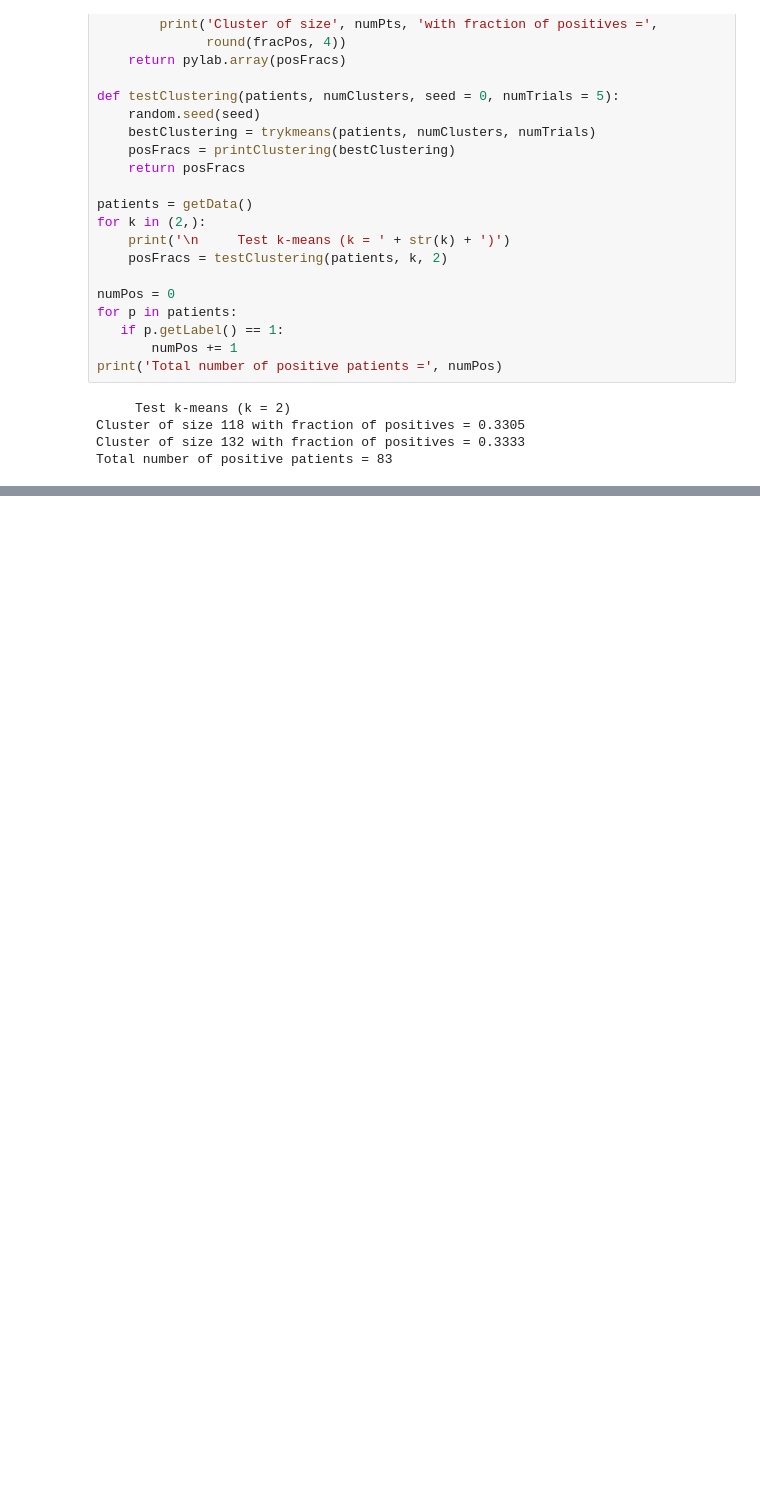
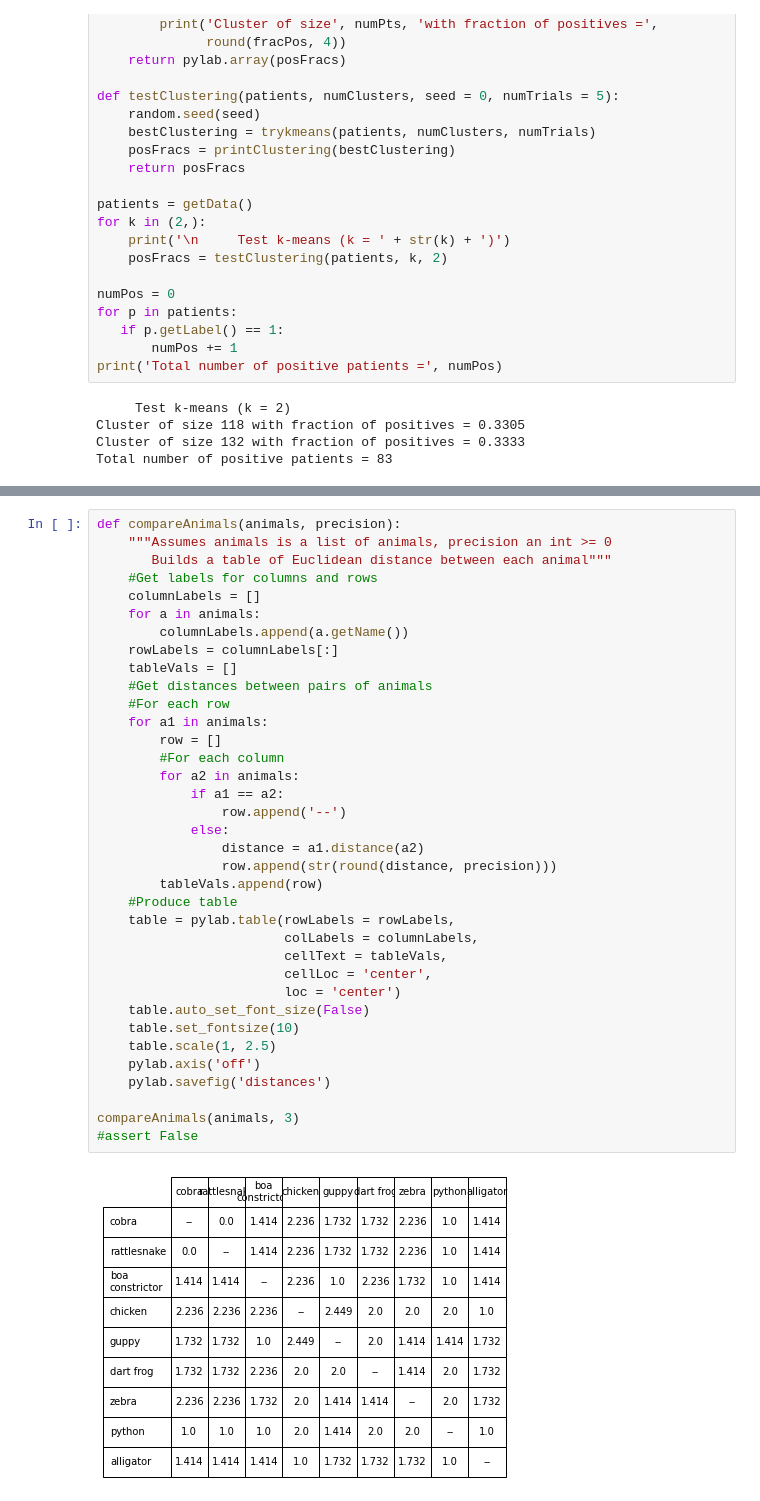
Before and after one commit to Meta-Sean/6.0001, a Jupyter notebook: 6_0002.ipynb, the cells around one changed output, grey strips where cells are left out. Cells and saved outputs as stored; diff of their text form; blank space fills up the shorter version.

```diff
--- a/6_0002.ipynb
+++ b/6_0002.ipynb
@@ -1845,0 +1953,38 @@ Total number of positive patients = 83
+# %%
+def compareAnimals(animals, precision):
+    """Assumes animals is a list of animals, precision an int >= 0
+       Builds a table of Euclidean distance between each animal"""
+    #Get labels for columns and rows
+    columnLabels = []
+    for a in animals:
+        columnLabels.append(a.getName())
+    rowLabels = columnLabels[:]
+    tableVals = []
+    #Get distances between pairs of animals
+    #For each row
+    for a1 in animals:
+        row = []
+        #For each column
+        for a2 in animals:
+            if a1 == a2:
+                row.append('--')
+            else:
+                distance = a1.distance(a2)
+                row.append(str(round(distance, precision)))
+        tableVals.append(row)
+    #Produce table
+    table = pylab.table(rowLabels = rowLabels,
+                        colLabels = columnLabels,
+                        cellText = tableVals,
+                        cellLoc = 'center',
+                        loc = 'center')
+    table.auto_set_font_size(False)
+    table.set_fontsize(10)
+    table.scale(1, 2.5)
+    pylab.axis('off')
+    pylab.savefig('distances')
+
+compareAnimals(animals, 3)
+#assert False
+# %% [output]
+[figure, added]
```
Also changed, not shown: parts of 10 cells of this notebook.
